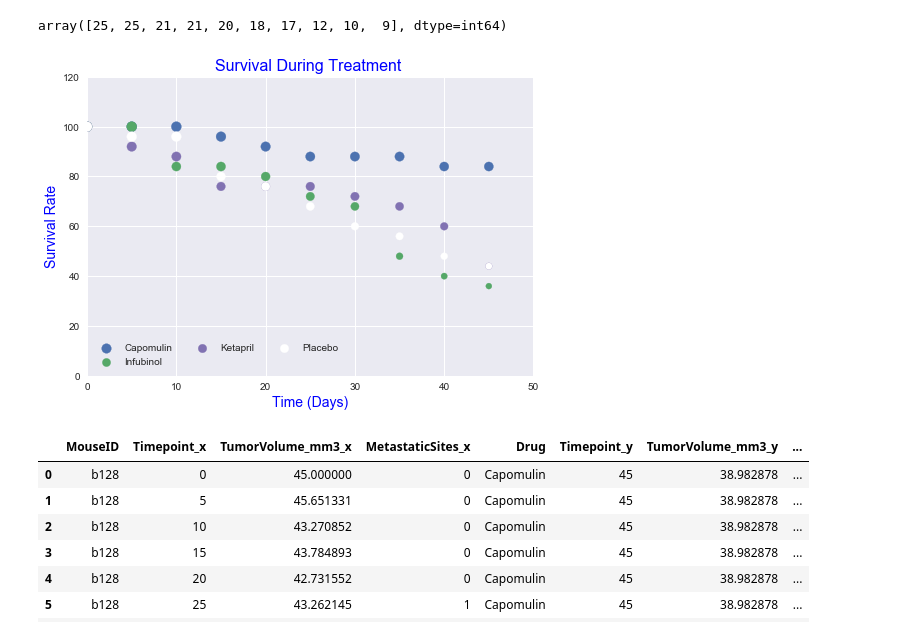
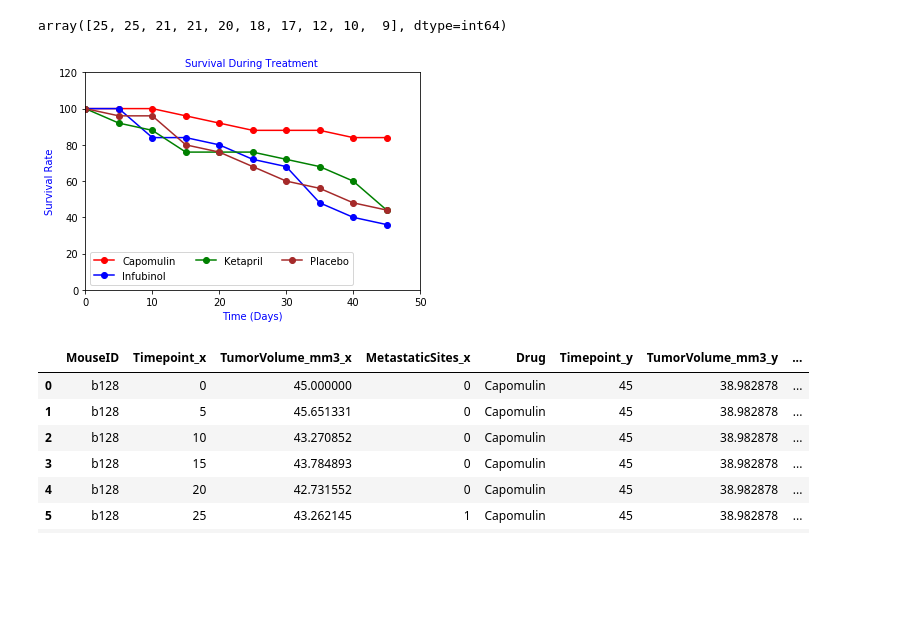
Before and after one commit to kundami/python-challenge, a Jupyter notebook: Pymacuticals/PymacuticalsINC.ipynb, the cells around one changed output. Saved outputs shown, nothing was run; the diff lists cells and outputs as text; code cells hidden in the pictures; blank space fills up the shorter version.

```diff
--- a/Pymacuticals/PymacuticalsINC.ipynb
+++ b/Pymacuticals/PymacuticalsINC.ipynb
@@ -224,45 +236,53 @@ x_axis = [0, 5, 10, 15, 20, 25, 30, 35, 40, 45]
 base_population = 25
 
 y_axis = list(100*(survival_count[survival_count.index.get_level_values('Drug').isin(['Capomulin'])].values/25))
-Capomulin = plt.scatter(x_axis,  y_axis, marker="o", color='b',  s=y_axis, alpha=1.0)
+#Capomulin = plt.scatter(x_axis,  y_axis, marker="o", color='b',  s=y_axis, alpha=1.0)
+Capomulin = plt.errorbar(x_axis,  y_axis, marker="o", color='red', alpha=1.0)
+
 #print (list(100*(survival_count[survival_count.index.get_level_values('Drug').isin(['Capomulin'])].values/25)))
 
 y_axis = list(100*(survival_count[survival_count.index.get_level_values('Drug').isin(['Infubinol'])].values/25))
-Infubinol = plt.scatter(x_axis,  y_axis, marker="o",  color='g', s=y_axis, alpha=1.0)
+#Infubinol = plt.scatter(x_axis,  y_axis, marker="o",  color='g', s=y_axis, alpha=1.0)
+Infubinol = plt.errorbar(x_axis,  y_axis, marker="o",  color='blue', alpha=1.0)
+
 #print (list(100*(survival_count[survival_count.index.get_level_values('Drug').isin(['Infubinol'])].values/25)))
 
 y_axis = list(100*(survival_count[survival_count.index.get_level_values('Drug').isin(['Ketapril'])].values/25))
-Ketapril = plt.scatter(x_axis,  y_axis, marker="o",  color='m',  s=y_axis, alpha=1.0)
+#Ketapril = plt.scatter(x_axis,  y_axis, marker="o",  color='m',  s=y_axis, alpha=1.0)
+Ketapril = plt.errorbar(x_axis,  y_axis, marker="o",  color='green', alpha=1.0)
+
 #print (list(100*(survival_count[survival_count.index.get_level_values('Drug').isin(['Ketapril'])].values/25)))
 
 
 y_axis = list(100*(survival_count[survival_count.index.get_level_values('Drug').isin(['Placebo'])].values/25))
-Placebo = plt.scatter(x_axis,  y_axis, marker="o",  color='w',  s=y_axis, alpha=1.0)
+#Placebo = plt.scatter(x_axis,  y_axis, marker="o",  color='w',  s=y_axis, alpha=1.0)
+Placebo = plt.errorbar(x_axis,  y_axis, marker="o",  color='brown', alpha=1.0)
+
 #print (list(100*(survival_count[survival_count.index.get_level_values('Drug').isin(['Placebo'])].values/25)))
 
 
 
 plt.legend((Capomulin, Infubinol, Ketapril, Placebo),
            ('Capomulin', 'Infubinol', 'Ketapril', 'Placebo'),
            scatterpoints=1,
            loc='lower left',
            ncol=3,
            fontsize=10)
 
 
 
-plt.xlabel("Time (Days)", fontsize=14, color='blue')
-plt.ylabel("Survival Rate", fontsize=14, color='blue')
-plt.title("Survival During Treatment ", fontsize=16, color='blue')
+plt.xlabel("Time (Days)", fontsize=10, color='blue')
+plt.ylabel("Survival Rate", fontsize=10, color='blue')
+plt.title("Survival During Treatment ", fontsize=10, color='blue')
 
 y_limit = 120
 x_iimit = 50
 
 plt.ylim(0, 120.0)
 plt.xlim(0, 50.0)
 plt.show()
 # %% [output]
-[figure, old version]
+[figure, new version]
 # %%
 surviving_mice = merge_table.loc[merge_table.Timepoint == 45]
 merge_table_surviving_mice = pd.merge(merge_table, surviving_mice, how="inner", on=["MouseID","Drug"])
```
Also changed, not shown: parts of 5 cells of this notebook, 5 other files.
